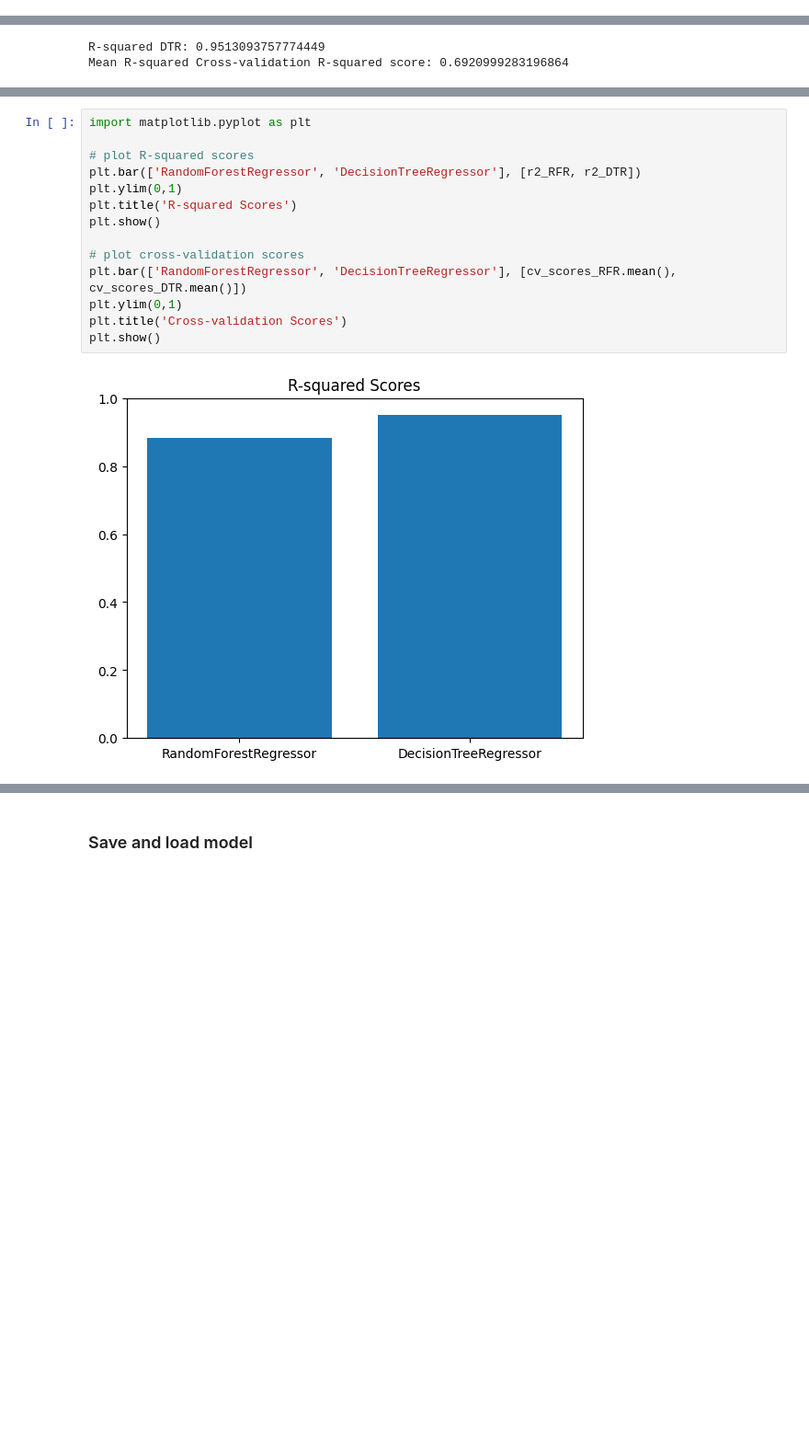
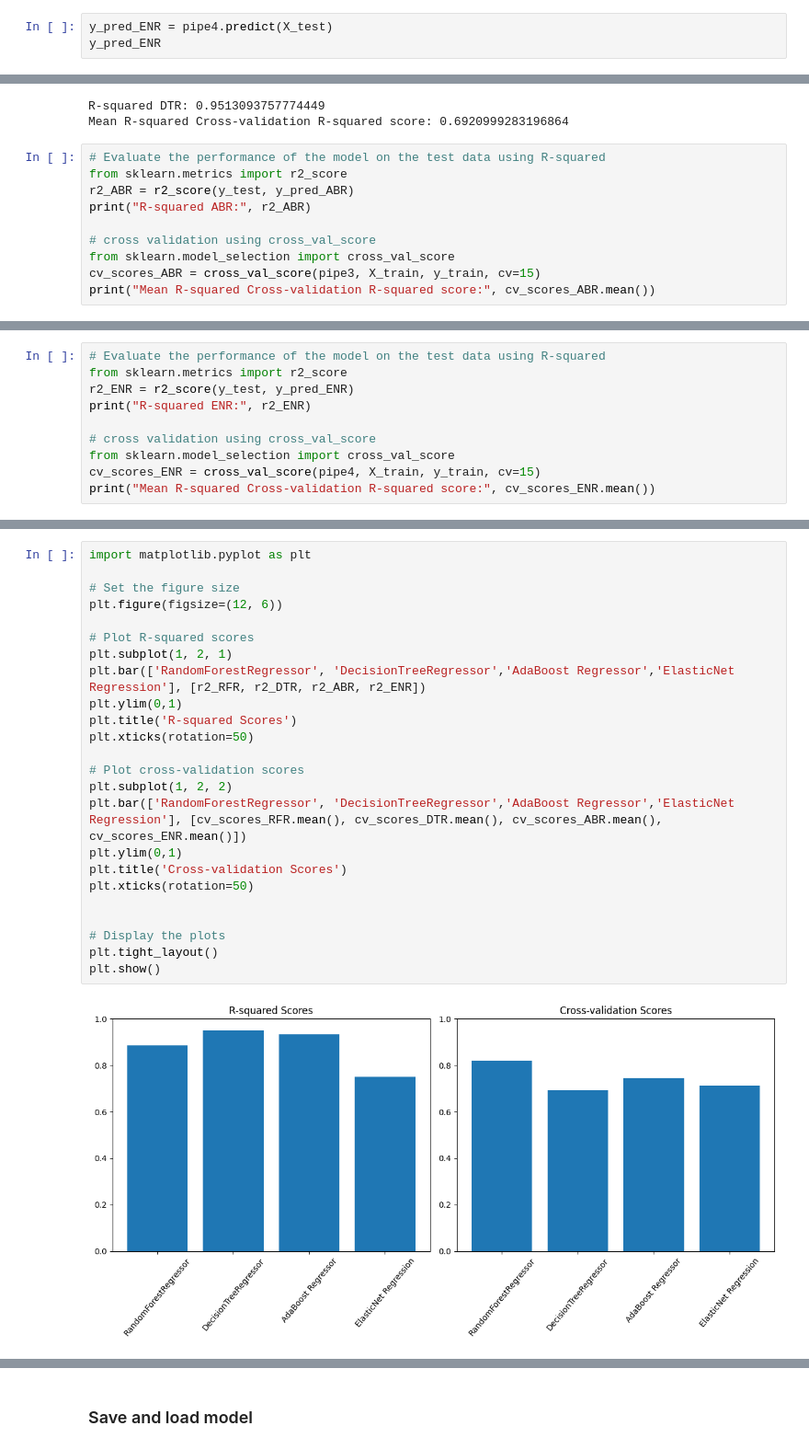
Before and after one commit to Omkar-Rajkumar-Khade/Custom_Bike_Pricing_Optimizer, a Jupyter notebook: Custom_Bike_Pricing_Optimizer_with_pipeline.ipynb, the cells around one changed output, grey strips where cells are left out. Shown: that part at 92% size. Saved outputs shown, nothing was run; the diff lists cells and outputs as text; blank space fills up the shorter version.

```diff
--- a/Custom_Bike_Pricing_Optimizer_with_pipeline.ipynb
+++ b/Custom_Bike_Pricing_Optimizer_with_pipeline.ipynb
@@ -318,0 +370,3 @@ array([1139000.,   90524.,   84568.,   71502.,  732773., 2372222.,
+# %%
+y_pred_ENR = pipe4.predict(X_test)
+y_pred_ENR
@@ -342,3 +409,13 @@ print("Mean R-squared Cross-validation R-squared score:", cv_scores_DTR.mean())
 # %% [output]
 R-squared DTR: 0.9513093757774449
 Mean R-squared Cross-validation R-squared score: 0.6920999283196864
+# %%
+# Evaluate the performance of the model on the test data using R-squared
+from sklearn.metrics import r2_score
+r2_ABR = r2_score(y_test, y_pred_ABR)
+print("R-squared ABR:", r2_ABR)
+
+# cross validation using cross_val_score
+from sklearn.model_selection import cross_val_score
+cv_scores_ABR = cross_val_score(pipe3, X_train, y_train, cv=15)
+print("Mean R-squared Cross-validation R-squared score:", cv_scores_ABR.mean())
@@ -344,0 +425,10 @@ Mean R-squared Cross-validation R-squared score: 0.6920999283196864
+# %%
+# Evaluate the performance of the model on the test data using R-squared
+from sklearn.metrics import r2_score
+r2_ENR = r2_score(y_test, y_pred_ENR)
+print("R-squared ENR:", r2_ENR)
+
+# cross validation using cross_val_score
+from sklearn.model_selection import cross_val_score
+cv_scores_ENR = cross_val_score(pipe4, X_train, y_train, cv=15)
+print("Mean R-squared Cross-validation R-squared score:", cv_scores_ENR.mean())
@@ -345,16 +438,26 @@ Mean R-squared Cross-validation R-squared score: 0.6920999283196864
 # %%
 import matplotlib.pyplot as plt
 
-# plot R-squared scores
-plt.bar(['RandomForestRegressor', 'DecisionTreeRegressor'], [r2_RFR, r2_DTR])
+# Set the figure size
+plt.figure(figsize=(12, 6))
+
+# Plot R-squared scores
+plt.subplot(1, 2, 1)
+plt.bar(['RandomForestRegressor', 'DecisionTreeRegressor','AdaBoost Regressor','ElasticNet Regression'], [r2_RFR, r2_DTR, r2_ABR, r2_ENR])
 plt.ylim(0,1)
 plt.title('R-squared Scores')
-plt.show()
+plt.xticks(rotation=50)
 
-# plot cross-validation scores
-plt.bar(['RandomForestRegressor', 'DecisionTreeRegressor'], [cv_scores_RFR.mean(), cv_scores_DTR.mean()])
+# Plot cross-validation scores
+plt.subplot(1, 2, 2)
+plt.bar(['RandomForestRegressor', 'DecisionTreeRegressor','AdaBoost Regressor','ElasticNet Regression'], [cv_scores_RFR.mean(), cv_scores_DTR.mean(), cv_scores_ABR.mean(), cv_scores_ENR.mean()])
 plt.ylim(0,1)
 plt.title('Cross-validation Scores')
+plt.xticks(rotation=50)
+
+
+# Display the plots
+plt.tight_layout()
 plt.show()
 # %% [output]
-[figure, old version]
+[figure, new version]
```
Also changed, not shown: parts of 29 cells of this notebook, 1 other file.
